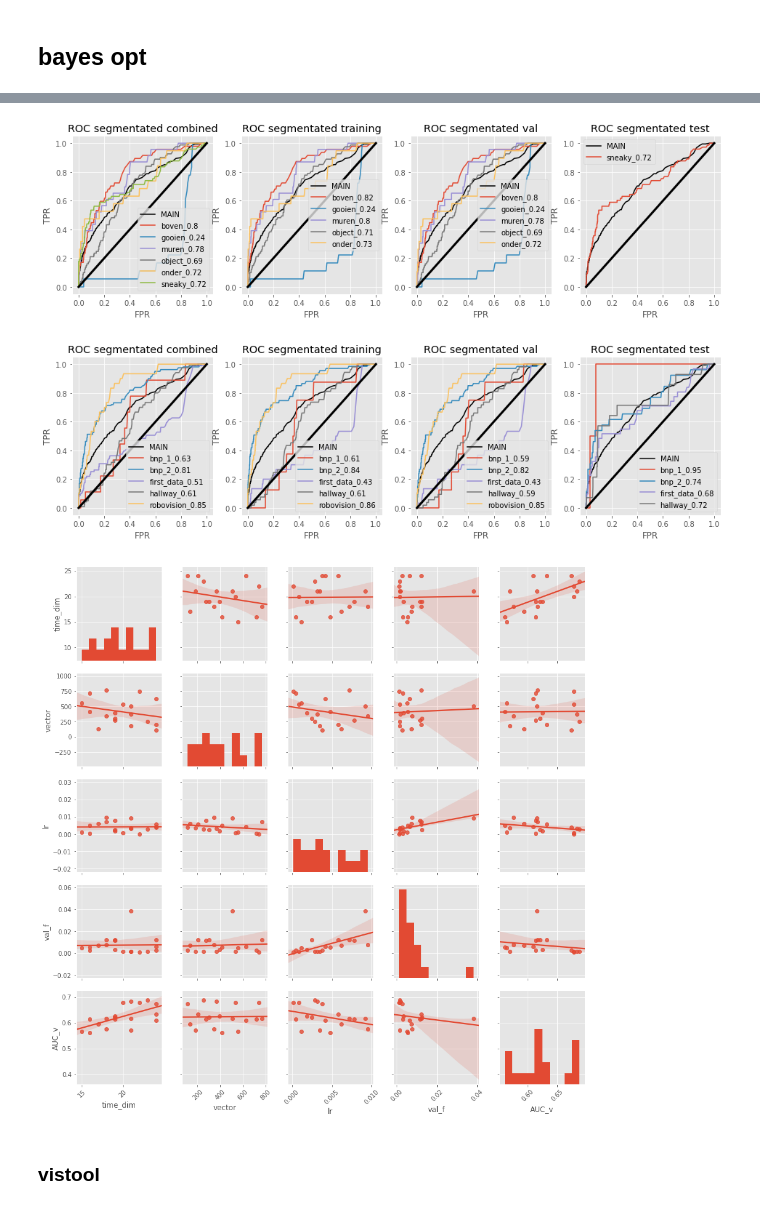
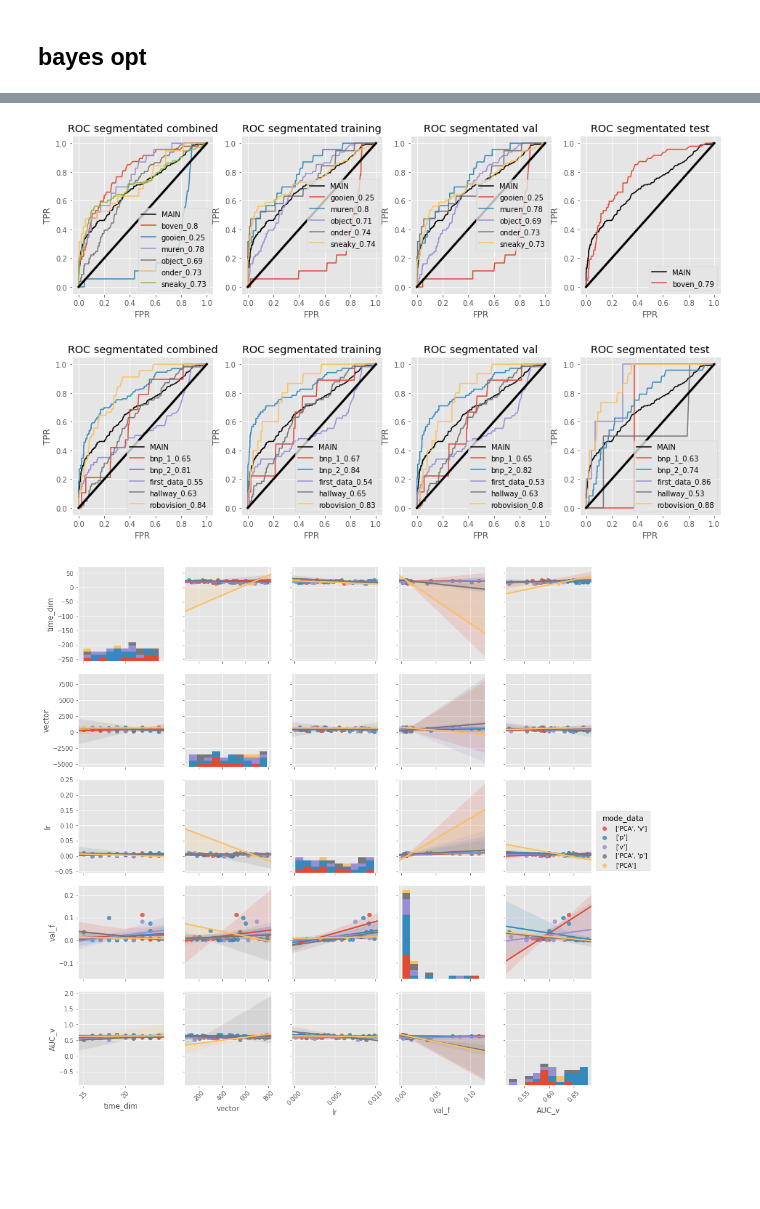
Before and after one commit to fabricecops/fabo_thesis, a Jupyter notebook: notebooks/shuffle_test/above/bayes_opt_LSTM_AE.ipynb, the cells around one changed output, grey strips where cells are left out. Drawn from its saved outputs; the diff is of its cells as text; code cells hidden in the pictures; blank space fills up the shorter version.

```diff
--- a/notebooks/shuffle_test/above/bayes_opt_LSTM_AE.ipynb
+++ b/notebooks/shuffle_test/above/bayes_opt_LSTM_AE.ipynb
@@ -32,13 +32,14 @@ BO_vis.plot_dist(data)
 # %%
-path                                  =  './models/test_shuffle/sneaky/DEEP1/'
+path                                  =  './models/test_shuffle/above/DEEP2/bayes_opt/'
 RD                                    = retrieve_data()
 data,dict_,path_best,hist             = RD.get_best_D1(path)
 data['df_t_val_train']                = pd.concat([data['df_t_train'],data['df_t_val']])
 AUC_v_a                               = RD.get_all(path,'AUC_v')
+AUC_t_a                               = RD.get_all(path,'AUC_t')
 
 val_loss_a                            = RD.get_all(path,'val_f')
 dict_['AUC_v']                        = data['AUC_v']
-
+data['path_o']                        = path_best
 RD.print_dict(dict_)
 BO_vis                                = plotting_tool(dict_)
 # %% [output]
@@ -61,20 +66,18 @@ BO_vis.save_plots_no_cma(data)
 data_s = BO_vis._get_data_segmented(data,'segmentation')
 BO_vis.save_ROC_segment(data_s,'segmentation')
 # %% [output]
-[figure, old version]
+[figure, new version]
 # %%
 data_s = BO_vis._get_data_segmented(data,'location')
 BO_vis.save_ROC_segment(data_s,'location')
 # %% [output]
-[figure, old version]
+[figure, new version]
 # %%
-df = RD.get_scatter_data(path,['time_dim','vector','lr','val_f'])
+df = RD.get_scatter_data(path,['time_dim','vector','lr','val_f','mode_data'])
 df['AUC_v'] = RD.get_all(path,'AUC_v')
 
-g = sns.pairplot(df, diag_kind="hist",kind = 'reg')
+g = sns.pairplot(df, diag_kind="hist",kind = 'reg',hue ='mode_data')
 for ax in g.axes.flat:
     plt.setp(ax.get_xticklabels(), rotation=45)
 # %% [output]
-[figure, old version]
+[figure, new version]
-# %% [markdown]
-### vistool
```
Also changed, not shown: parts of 24 cells of this notebook, 14 other files.
